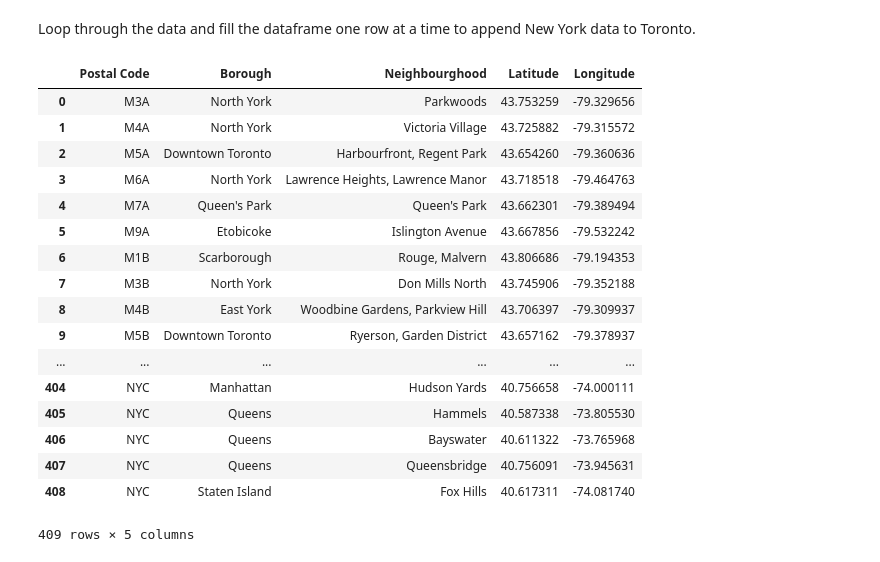
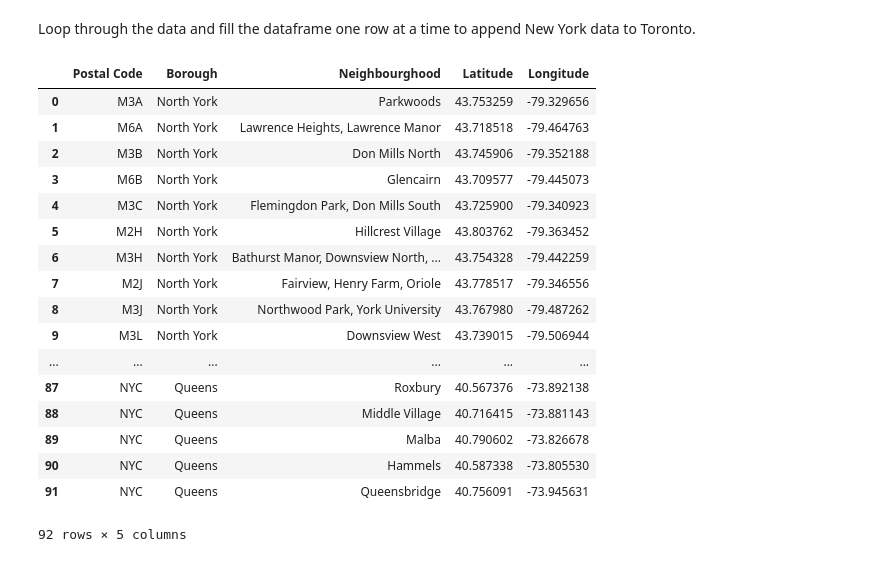
Before and after one commit to linaseid/new_york_toronto-clustering, a Jupyter notebook: Clustering New York and Toronto.ipynb, the cells around one changed output. Cells and saved outputs as stored; diff of their text form; code cells hidden in the pictures.

```diff
--- a/Clustering New York and Toronto.ipynb
+++ b/Clustering New York and Toronto.ipynb
@@ -106,8 +142,21 @@ for data_index in range(len(data)):
             neighbourghood = data[data_index][2]
             if neighbourghood == 'Not assigned':
                 neighbourghood = borough
-            #  Append a new value to dataframe
-            df = df.append({'Postal Code' : postcode , 'Borough' : borough, 'Neighbourghood' : neighbourghood} , ignore_index=True)
+            #  Append a new value to dataframe, remove all values where Foursquare dont have info
+            if borough == 'North York':
+                if (neighbourghood != 'Bayswater') \
+                    and (neighbourghood != 'Bayview Village') \
+                    and neighbourghood != 'Brookville' \
+                    and neighbourghood != 'CFB Toronto, Downsview East' \
+                    and neighbourghood != 'Downsview Central' \
+                    and neighbourghood != 'Silver Hills, York Mills' \
+                    and neighbourghood != 'Somerville' \
+                    and neighbourghood != 'York Mills West' \
+                    and neighbourghood != 'Downsview Northwest' \
+                    and neighbourghood != 'Emery, Humberlea' \
+                    and neighbourghood != 'Victoria Village' \
+                    and neighbourghood != 'Newtonbrook, Willowdale':
+                    df = df.append({'Postal Code' : postcode , 'Borough' : borough, 'Neighbourghood' : neighbourghood} , ignore_index=True)
 # %%
 # Add coordinates to Toronto Neighbourghood
 neighborhoods = pd.merge(df, df_csv, on='Postal Code',how='left')
@@ -116,34 +165,48 @@ Loop through the data and fill the dataframe one row at a time to append New Yor
 # %%
 for data in neighborhoods_data:
     borough = neighborhood_name = data['properties']['borough']
     neighborhood_name = data['properties']['name']
 
     neighborhood_latlon = data['geometry']['coordinates']
     neighborhood_lat = neighborhood_latlon[1]
     neighborhood_lon = neighborhood_latlon[0]
 
-    neighborhoods = neighborhoods.append({'Postal Code' : 'NYC',
-                                          'Borough': borough,
-                                          'Neighbourghood': neighborhood_name,
-                                          'Latitude': neighborhood_lat,
-                                          'Longitude': neighborhood_lon}, ignore_index=True)
+    #  Append a new value to dataframe, remove all values where Foursquare dont have info
+    if borough =='Queens':
+        if (neighborhood_name != 'Bayswater') \
+            and (neighborhood_name != 'Bayview Village') \
+            and neighborhood_name != 'Brookville' \
+            and neighborhood_name != 'CFB Toronto, Downsview East' \
+            and neighborhood_name != 'Downsview Central' \
+            and neighborhood_name != 'Silver Hills, York Mills' \
+            and neighborhood_name != 'Somerville' \
+            and neighborhood_name != 'York Mills West' \
+            and neighborhood_name != 'Downsview Northwest' \
+            and neighborhood_name != 'Emery, Humberlea' \
+            and neighborhood_name != 'Neponsit' \
+            and neighborhood_name != 'Newtonbrook, Willowdale':
+            neighborhoods = neighborhoods.append({'Postal Code' : 'NYC',
+                                                  'Borough': borough,
+                                                  'Neighbourghood': neighborhood_name,
+                                                  'Latitude': neighborhood_lat,
+                                                  'Longitude': neighborhood_lon}, ignore_index=True)
 neighborhoods
 # %% [output]
 |  | Postal Code | Borough | Neighbourghood | Latitude | Longitude |
 | 0 | M3A | North York | Parkwoods | 43.753259 | -79.329656 |
-| 1 | M4A | North York | Victoria Village | 43.725882 | -79.315572 |
-| 2 | M5A | Downtown Toronto | Harbourfront, Regent Park | 43.654260 | -79.360636 |
-| 3 | M6A | North York | Lawrence Heights, Lawrence Manor | 43.718518 | -79.464763 |
-| 4 | M7A | Queen's Park | Queen's Park | 43.662301 | -79.389494 |
-| 5 | M9A | Etobicoke | Islington Avenue | 43.667856 | -79.532242 |
-| 6 | M1B | Scarborough | Rouge, Malvern | 43.806686 | -79.194353 |
-| 7 | M3B | North York | Don Mills North | 43.745906 | -79.352188 |
-| 8 | M4B | East York | Woodbine Gardens, Parkview Hill | 43.706397 | -79.309937 |
-| 9 | M5B | Downtown Toronto | Ryerson, Garden District | 43.657162 | -79.378937 |
+| 1 | M6A | North York | Lawrence Heights, Lawrence Manor | 43.718518 | -79.464763 |
+| 2 | M3B | North York | Don Mills North | 43.745906 | -79.352188 |
+| 3 | M6B | North York | Glencairn | 43.709577 | -79.445073 |
+| 4 | M3C | North York | Flemingdon Park, Don Mills South | 43.725900 | -79.340923 |
+| 5 | M2H | North York | Hillcrest Village | 43.803762 | -79.363452 |
+| 6 | M3H | North York | Bathurst Manor, Downsview North, ... | 43.754328 | -79.442259 |
+| 7 | M2J | North York | Fairview, Henry Farm, Oriole | 43.778517 | -79.346556 |
+| 8 | M3J | North York | Northwood Park, York University | 43.767980 | -79.487262 |
+| 9 | M3L | North York | Downsview West | 43.739015 | -79.506944 |
 | ... | ... | ... | ... | ... | ... |
-| 404 | NYC | Manhattan | Hudson Yards | 40.756658 | -74.000111 |
-| 405 | NYC | Queens | Hammels | 40.587338 | -73.805530 |
-| 406 | NYC | Queens | Bayswater | 40.611322 | -73.765968 |
-| 407 | NYC | Queens | Queensbridge | 40.756091 | -73.945631 |
-| 408 | NYC | Staten Island | Fox Hills | 40.617311 | -74.081740 |
+| 87 | NYC | Queens | Roxbury | 40.567376 | -73.892138 |
+| 88 | NYC | Queens | Middle Village | 40.716415 | -73.881143 |
+| 89 | NYC | Queens | Malba | 40.790602 | -73.826678 |
+| 90 | NYC | Queens | Hammels | 40.587338 | -73.805530 |
+| 91 | NYC | Queens | Queensbridge | 40.756091 | -73.945631 |
-409 rows × 5 columns
+92 rows × 5 columns
```
Also changed, not shown: parts of 13 cells of this notebook.
